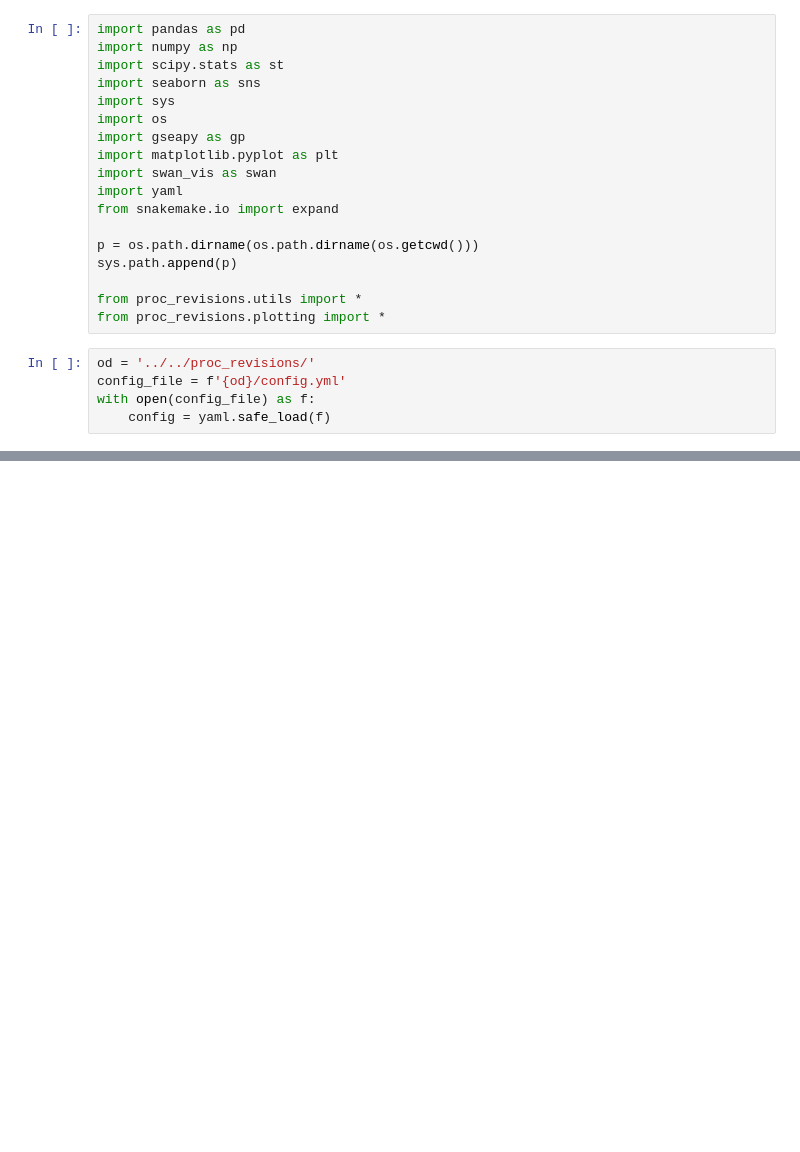
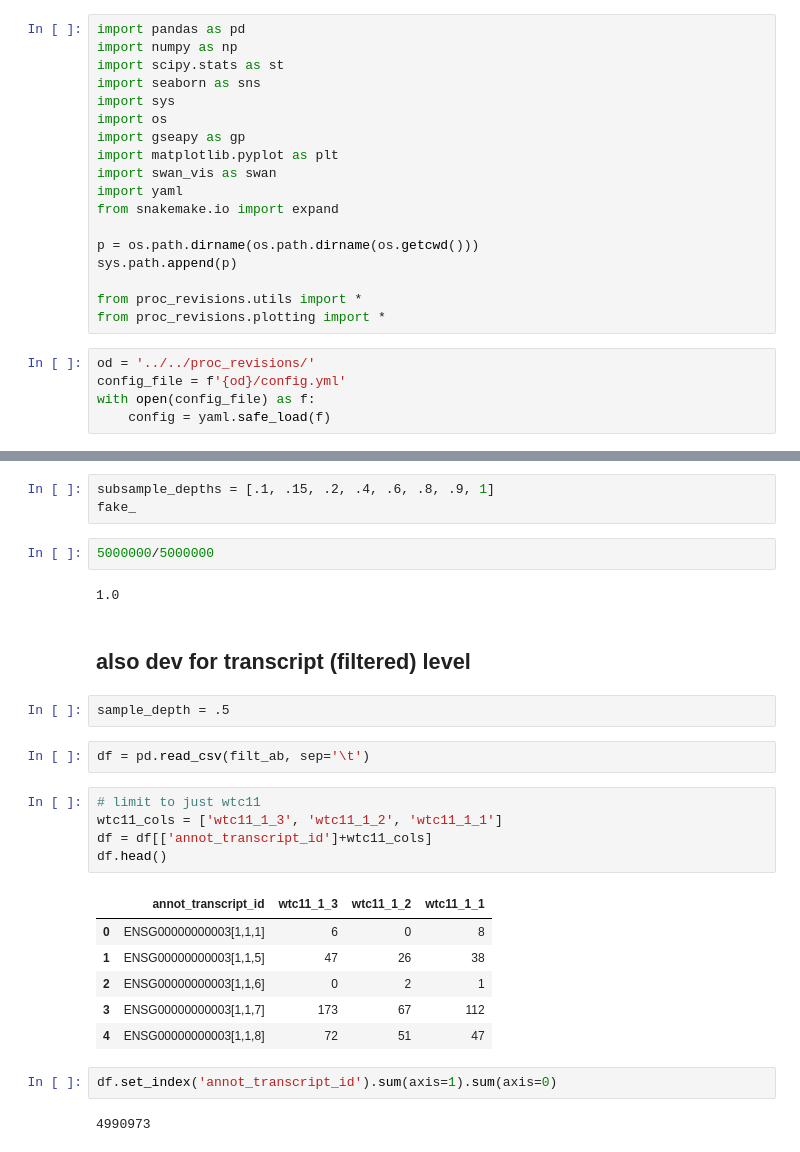
Before and after one commit to fairliereese/paper_rnawg, a Jupyter notebook: figures_revisions/revisions/subsample_wtc11.ipynb, the cells around one changed output, grey strips where cells are left out. Cells and saved outputs as stored; diff of their text form; blank space fills up the shorter version.

```diff
--- a/figures_revisions/revisions/subsample_wtc11.ipynb
+++ b/figures_revisions/revisions/subsample_wtc11.ipynb
@@ -49,0 +52,29 @@ m_lib_meta = od+expand(config['lr']['meta'], species='mouse')[0]
+# %%
+subsample_depths = [.1, .15, .2, .4, .6, .8, .9, 1]
+fake_
+# %%
+5000000/5000000
+# %% [output]
+1.0
+# %% [markdown]
+## also dev for transcript (filtered) level
+# %%
+sample_depth = .5
+# %%
+df = pd.read_csv(filt_ab, sep='\t')
+# %%
+# limit to just wtc11
+wtc11_cols = ['wtc11_1_3', 'wtc11_1_2', 'wtc11_1_1']
+df = df[['annot_transcript_id']+wtc11_cols]
+df.head()
+# %% [output]
+|  | annot_transcript_id | wtc11_1_3 | wtc11_1_2 | wtc11_1_1 |
+| 0 | ENSG00000000003[1,1,1] | 6 | 0 | 8 |
+| 1 | ENSG00000000003[1,1,5] | 47 | 26 | 38 |
+| 2 | ENSG00000000003[1,1,6] | 0 | 2 | 1 |
+| 3 | ENSG00000000003[1,1,7] | 173 | 67 | 112 |
+| 4 | ENSG00000000003[1,1,8] | 72 | 51 | 47 |
+# %%
+df.set_index('annot_transcript_id').sum(axis=1).sum(axis=0)
+# %% [output]
+4990973
```
Also changed, not shown: parts of 38 cells of this notebook.
